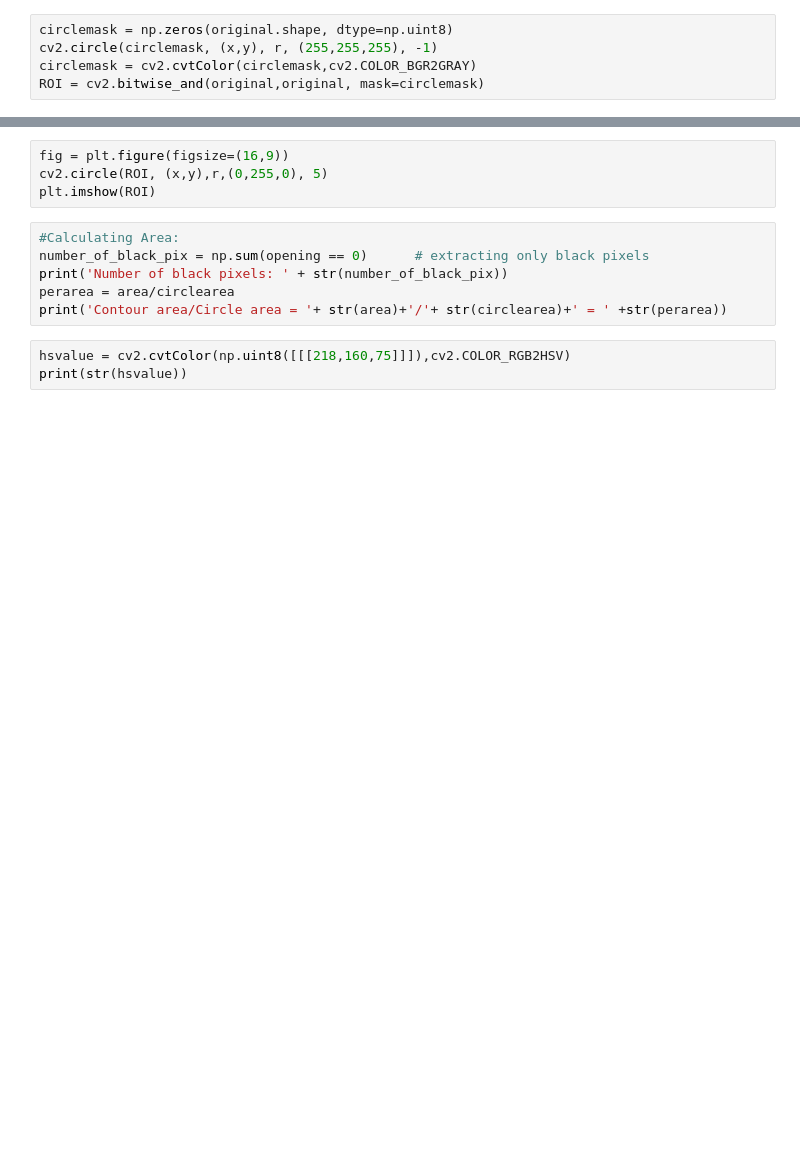
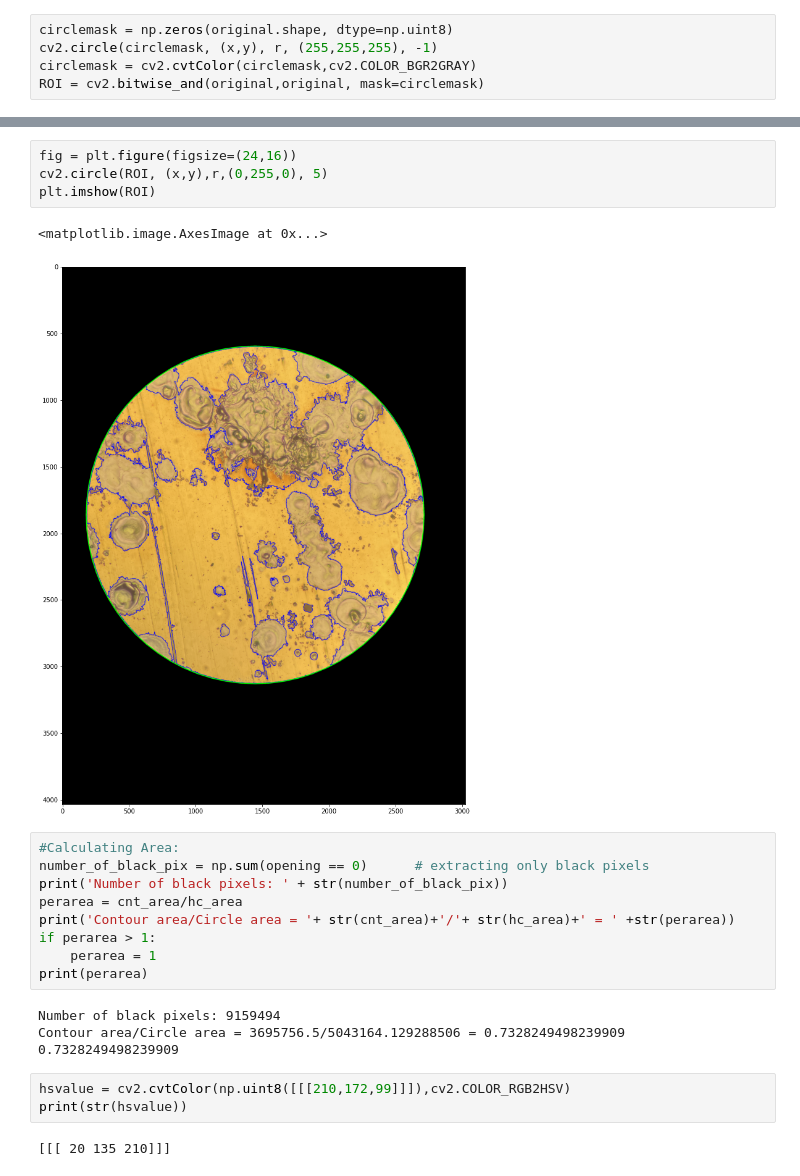
Before and after one commit to mbmassey/electrodeImageAnalysis, a Jupyter notebook: ElectrodeDemo.ipynb, the cells around one changed output, grey strips where cells are left out. Cells and saved outputs as stored; diff of their text form; blank space fills up the shorter version.

```diff
--- a/ElectrodeDemo.ipynb
+++ b/ElectrodeDemo.ipynb
@@ -101,13 +108,25 @@ plt.title("ROI Contour")
 # %%
-fig = plt.figure(figsize=(16,9))
+fig = plt.figure(figsize=(24,16))
 cv2.circle(ROI, (x,y),r,(0,255,0), 5)
 plt.imshow(ROI)
+# %% [output]
+<matplotlib.image.AxesImage at 0x...>
+[figure, added]
 # %%
 #Calculating Area:
 number_of_black_pix = np.sum(opening == 0)      # extracting only black pixels
 print('Number of black pixels: ' + str(number_of_black_pix))
-perarea = area/circlearea
-print('Contour area/Circle area = '+ str(area)+'/'+ str(circlearea)+' = ' +str(perarea))
+perarea = cnt_area/hc_area
+print('Contour area/Circle area = '+ str(cnt_area)+'/'+ str(hc_area)+' = ' +str(perarea))
+if perarea > 1:
+    perarea = 1
+print(perarea)
+# %% [output]
+Number of black pixels: 9159494
+Contour area/Circle area = 3695756.5/5043164.129288506 = 0.7328249498239909
+0.7328249498239909
 # %%
-hsvalue = cv2.cvtColor(np.uint8([[[218,160,75]]]),cv2.COLOR_RGB2HSV)
+hsvalue = cv2.cvtColor(np.uint8([[[210,172,99]]]),cv2.COLOR_RGB2HSV)
 print(str(hsvalue))
+# %% [output]
+[[[ 20 135 210]]]
```
Also changed, not shown: parts of 8 cells of this notebook.
